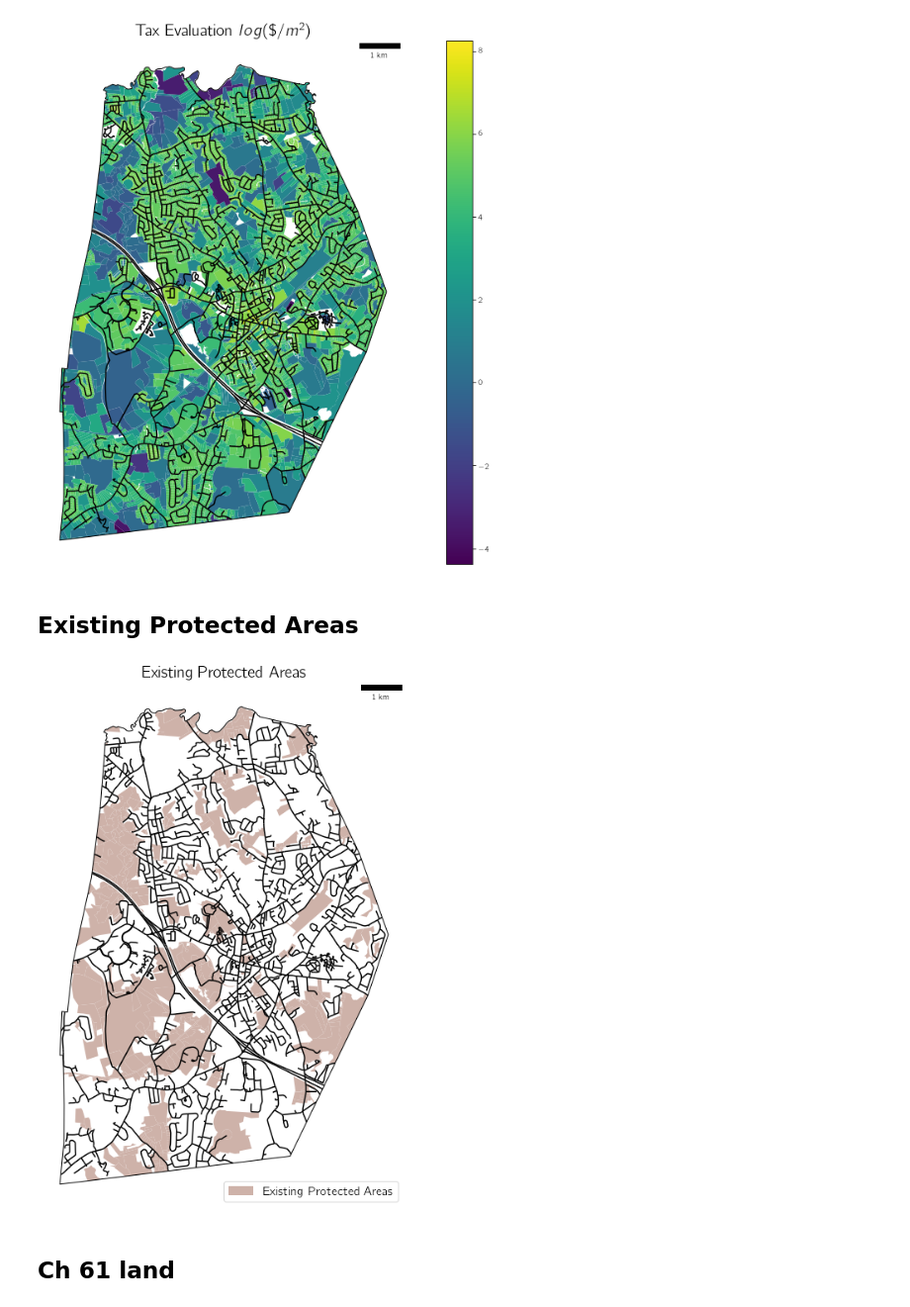
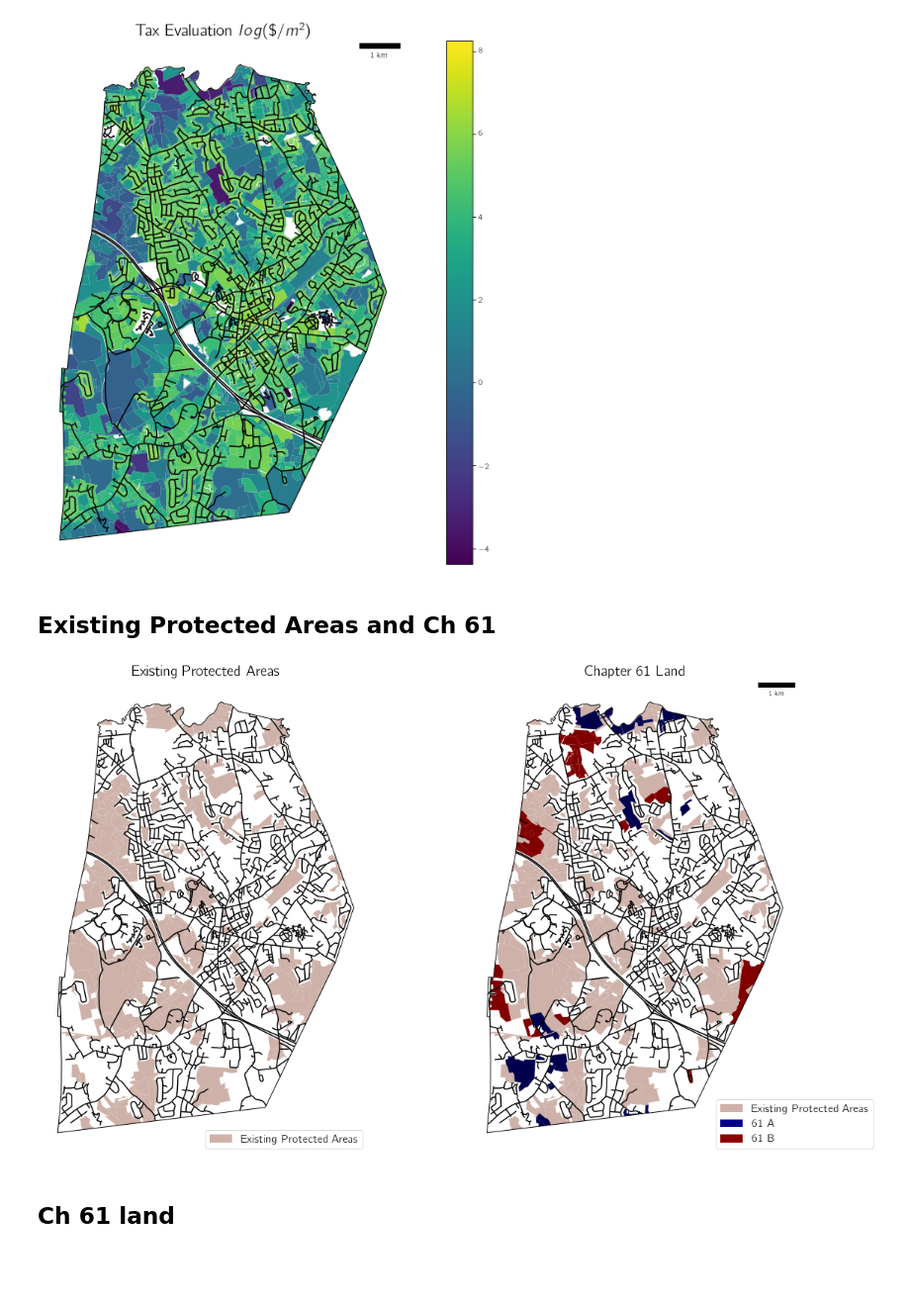
Before and after one commit to r-determan/Franklin_OpenSpace, a Jupyter notebook: Analysis2.ipynb, the cells around one changed output. Shown at 99% size. Cells and saved outputs as stored; diff of their text form; code cells hidden in the pictures; blank space fills up the shorter version.

Commit message:
add figures in folder

```diff
--- a/Analysis2.ipynb
+++ b/Analysis2.ipynb
@@ -243,32 +243,49 @@ plt.savefig('landval.png', bbox_inches='tight')
 # %% [output]
 [figure]
 # %% [markdown]
-## Existing Protected Areas
+## Existing Protected Areas and Ch 61
 # %%
-fig, ax1 = plt.subplots()
+fig, (ax1, ax2) = plt.subplots(1, 2, sharey="row")
 
 #plot existing protected space
 pp.plot(color = "#ceb2a9", ax = ax1)
 ax1.set_title("Existing Protected Areas",fontsize=fs)
-
 
 #plot town outline
 f.plot(ax=ax1, color='none', edgecolor='black')
 roads.plot(ax = ax1, color = "black")
 
 
-ax1.add_artist(ScaleBar(1))
 #create legend
 handles = [Patch(facecolor="#ceb2a9", label='Existing Protected Areas') ]
 ax1.legend(handles=handles, fontsize=lts, loc='lower right')
 
 ax1.axis('off')
 
+
+pp.plot(color = "#ceb2a9", ax = ax2)
+parcels[~parcels["CH61_TYPE"].isna()].plot("CH61_TYPE",ax = ax2, legend = True,
+                                          cmap = "seismic")
+
+#parcels.plot("mean_dev",cmap = "viridis", ax = ax, legend= True)
+roads.plot(ax = ax2, color = "black")
+
+f.plot(ax=ax2, color='none', edgecolor='black')
+ax2.add_artist(ScaleBar(1))
+#ax.add_artist(ScaleBar(1))
+ax2.set_title("Chapter 61 Land",fontsize=fs)
+
+handles = [Patch(facecolor="#ceb2a9", label='Existing Protected Areas'),
+           Patch(facecolor = "darkblue", label = "61 A"),
+           Patch(facecolor = "darkred", label = "61 B")]
+ax2.legend(handles=handles,bbox_to_anchor=(1.25,0), fontsize=lts, loc='lower right')
+ax2.axis('off')
+
 fig.set_size_inches(19,19/1.618)
 
-plt.savefig('existing_prot.png', bbox_inches='tight')
+plt.savefig('figures/existing_prot.png', bbox_inches='tight')
 # %% [output]
-[figure, old version]
+[figure, new version]
 # %% [markdown]
 ## Ch 61 land
 # %%
```
Also changed, not shown: parts of 4 cells of this notebook, 5 other files.
